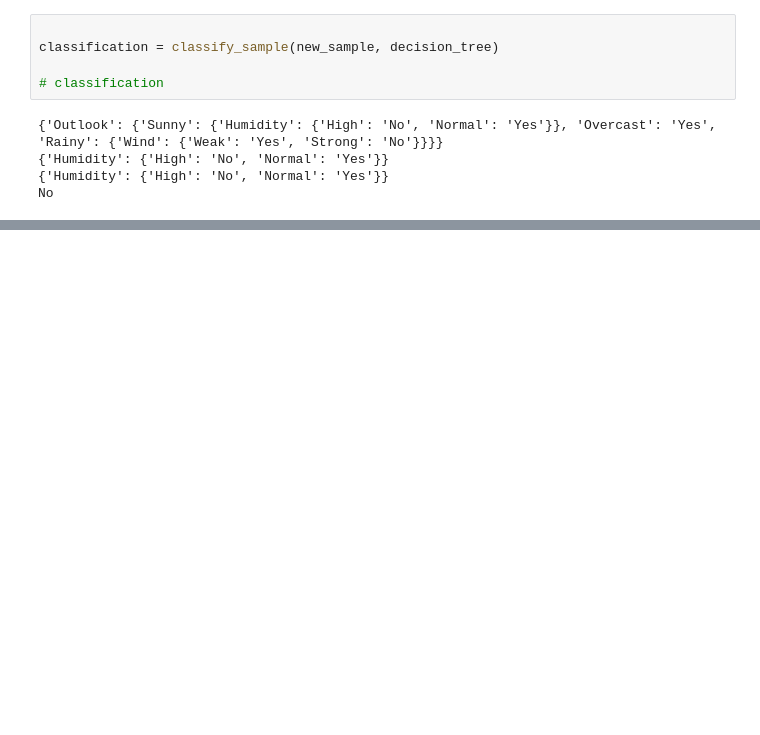
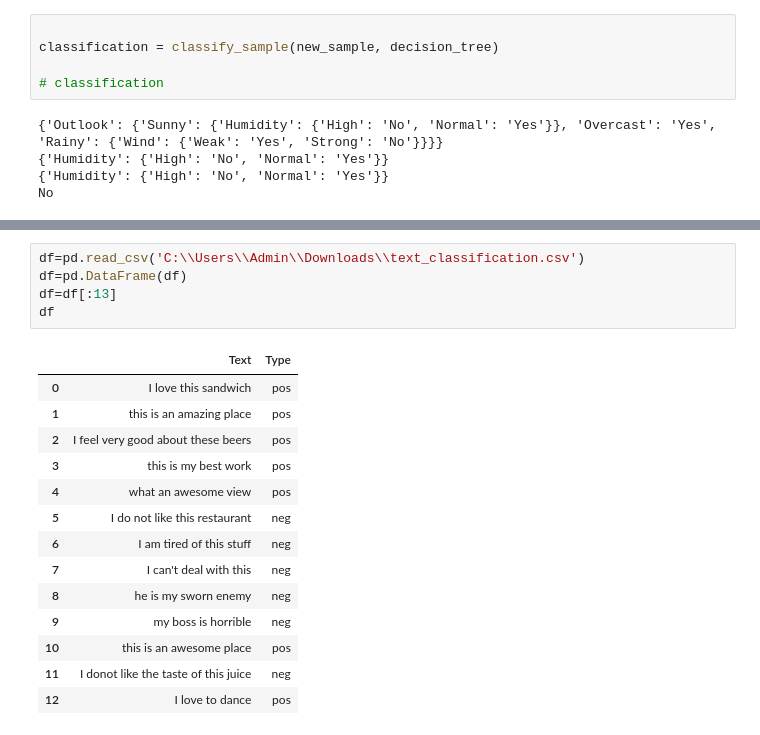
Before and after one commit to udaykiran1729/Programming, a Jupyter notebook: Py_prog/temp.ipynb, the cells around one changed output, grey strips where cells are left out. Cells and saved outputs as stored; diff of their text form; blank space fills up the shorter version.

```diff
--- a/Py_prog/temp.ipynb
+++ b/Py_prog/temp.ipynb
@@ -561,0 +782,20 @@ KeyError: 'X'
+# %%
+df=pd.read_csv('C:\\Users\\Admin\\Downloads\\text_classification.csv')
+df=pd.DataFrame(df)
+df=df[:13]
+df
+# %% [output]
+|  | Text | Type |
+| 0 | I love this sandwich | pos |
+| 1 | this is an amazing place | pos |
+| 2 | I feel very good about these beers | pos |
+| 3 | this is my best work | pos |
+| 4 | what an awesome view | pos |
+| 5 | I do not like this restaurant | neg |
+| 6 | I am tired of this stuff | neg |
+| 7 | I can't deal with this | neg |
+| 8 | he is my sworn enemy | neg |
+| 9 | my boss is horrible | neg |
+| 10 | this is an awesome place | pos |
+| 11 | I donot like the taste of this juice | neg |
+| 12 | I love to dance | pos |
```
Also changed, not shown: parts of 13 cells of this notebook, 3 other files.
